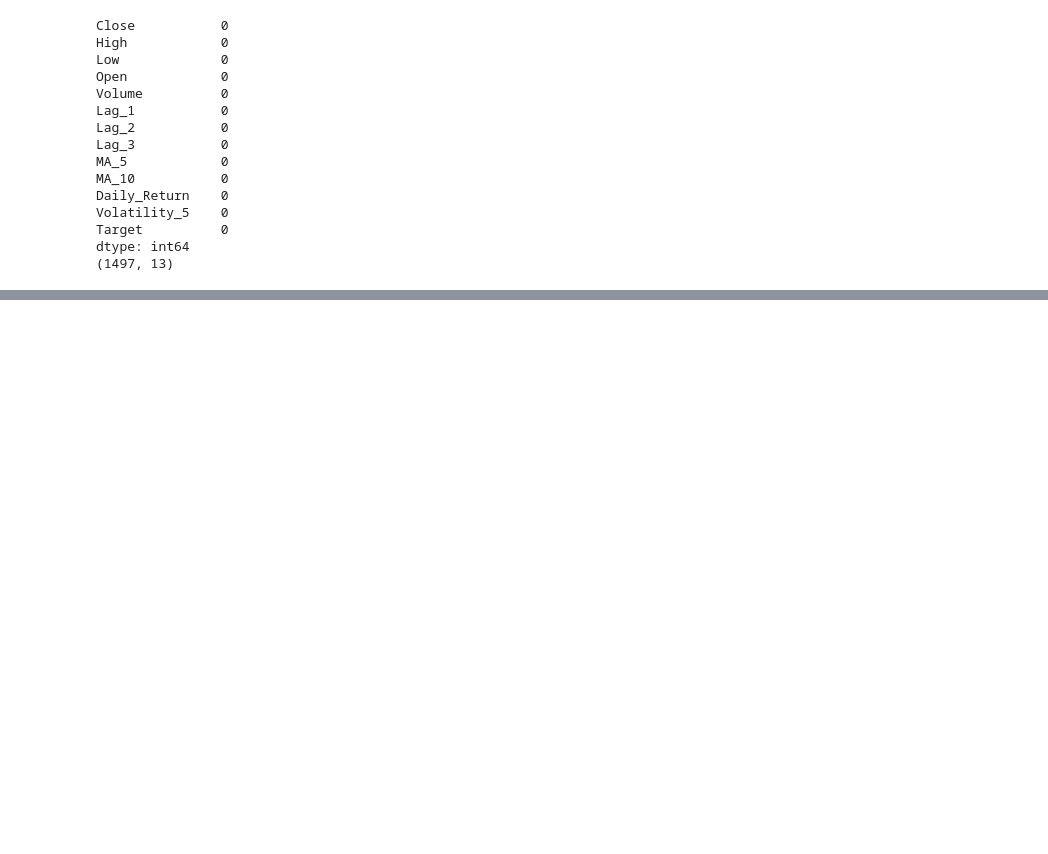
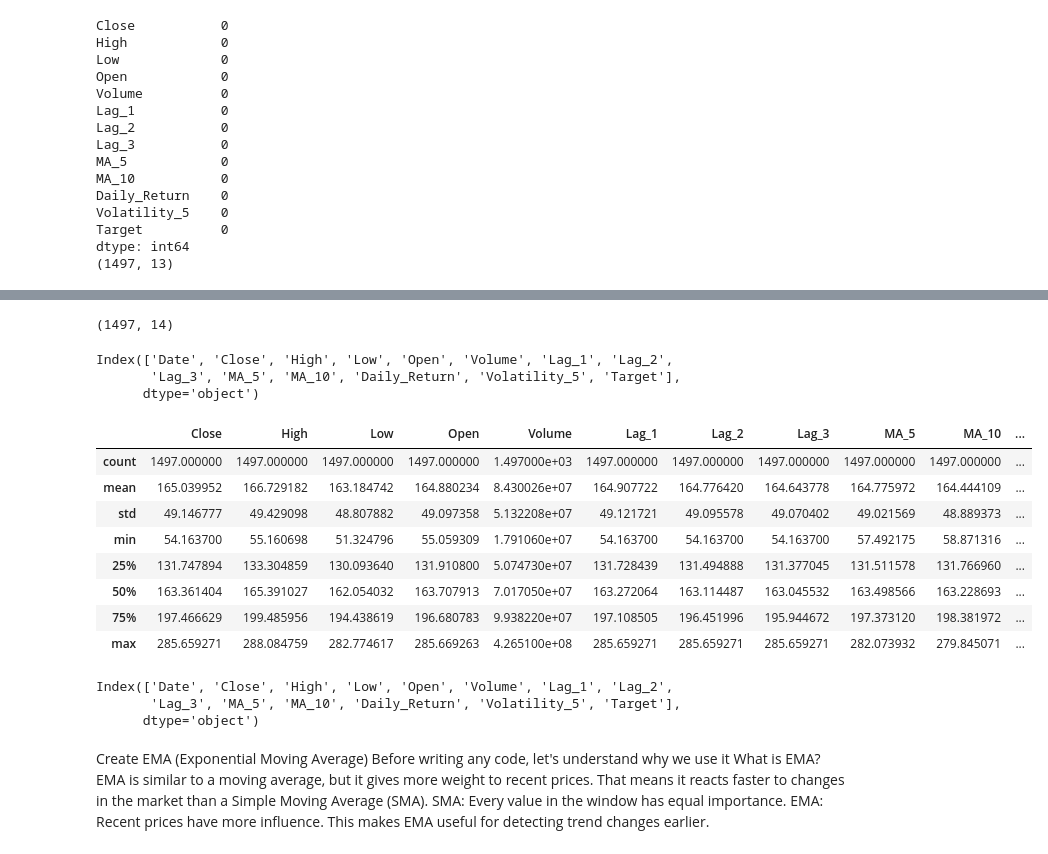
Before and after one commit to mohansairishil5/stock-price-intelligence-system, a Jupyter notebook: notebooks/03_Feature_Engineering.ipynb, the cells around one changed output, grey strips where cells are left out. Cells and saved outputs as stored; diff of their text form; code cells hidden in the pictures; blank space fills up the shorter version.

```diff
--- a/notebooks/03_Feature_Engineering.ipynb
+++ b/notebooks/03_Feature_Engineering.ipynb
@@ -380,0 +383,11 @@ stock_data.to_csv("../data/apple_stock_processed.csv")
+# %%
+import pandas as pd
+import numpy as np
+
+# Display all columns
+pd.set_option('display.max_columns', None)
+# %%
+# Load processed dataset
+stock_data = pd.read_csv("../data/apple_stock_processed.csv")
+
+stock_data.head()
@@ -380,0 +421,36 @@ stock_data.to_csv("../data/apple_stock_processed.csv")
+# %%
+stock_data.shape
+# %% [output]
+(1497, 14)
+# %%
+stock_data.columns
+# %% [output]
+Index(['Date', 'Close', 'High', 'Low', 'Open', 'Volume', 'Lag_1', 'Lag_2',
+       'Lag_3', 'MA_5', 'MA_10', 'Daily_Return', 'Volatility_5', 'Target'],
+      dtype='object')
+# %%
+stock_data.describe()
+# %% [output]
+|  | Close | High | Low | Open | Volume | Lag_1 | Lag_2 | Lag_3 | MA_5 | MA_10 | ... |
+| count | 1497.000000 | 1497.000000 | 1497.000000 | 1497.000000 | 1.497000e+03 | 1497.000000 | 1497.000000 | 1497.000000 | 1497.000000 | 1497.000000 | ... |
+| mean | 165.039952 | 166.729182 | 163.184742 | 164.880234 | 8.430026e+07 | 164.907722 | 164.776420 | 164.643778 | 164.775972 | 164.444109 | ... |
+| std | 49.146777 | 49.429098 | 48.807882 | 49.097358 | 5.132208e+07 | 49.121721 | 49.095578 | 49.070402 | 49.021569 | 48.889373 | ... |
+| min | 54.163700 | 55.160698 | 51.324796 | 55.059309 | 1.791060e+07 | 54.163700 | 54.163700 | 54.163700 | 57.492175 | 58.871316 | ... |
+| 25% | 131.747894 | 133.304859 | 130.093640 | 131.910800 | 5.074730e+07 | 131.728439 | 131.494888 | 131.377045 | 131.511578 | 131.766960 | ... |
+| 50% | 163.361404 | 165.391027 | 162.054032 | 163.707913 | 7.017050e+07 | 163.272064 | 163.114487 | 163.045532 | 163.498566 | 163.228693 | ... |
+| 75% | 197.466629 | 199.485956 | 194.438619 | 196.680783 | 9.938220e+07 | 197.108505 | 196.451996 | 195.944672 | 197.373120 | 198.381972 | ... |
+| max | 285.659271 | 288.084759 | 282.774617 | 285.669263 | 4.265100e+08 | 285.659271 | 285.659271 | 285.659271 | 282.073932 | 279.845071 | ... |
+# %%
+stock_data.columns
+# %% [output]
+Index(['Date', 'Close', 'High', 'Low', 'Open', 'Volume', 'Lag_1', 'Lag_2',
+       'Lag_3', 'MA_5', 'MA_10', 'Daily_Return', 'Volatility_5', 'Target'],
+      dtype='object')
+# %% [markdown]
+Create EMA (Exponential Moving Average)
+Before writing any code, let's understand why we use it
+What is EMA?
+EMA is similar to a moving average, but it gives more weight to recent prices. That means it reacts faster to changes in the market than a Simple Moving Average (SMA).
+SMA: Every value in the window has equal importance.
+EMA: Recent prices have more influence.
+This makes EMA useful for detecting trend changes earlier.
```
Also changed, not shown: parts of 49 cells of this notebook, 27 other files.
